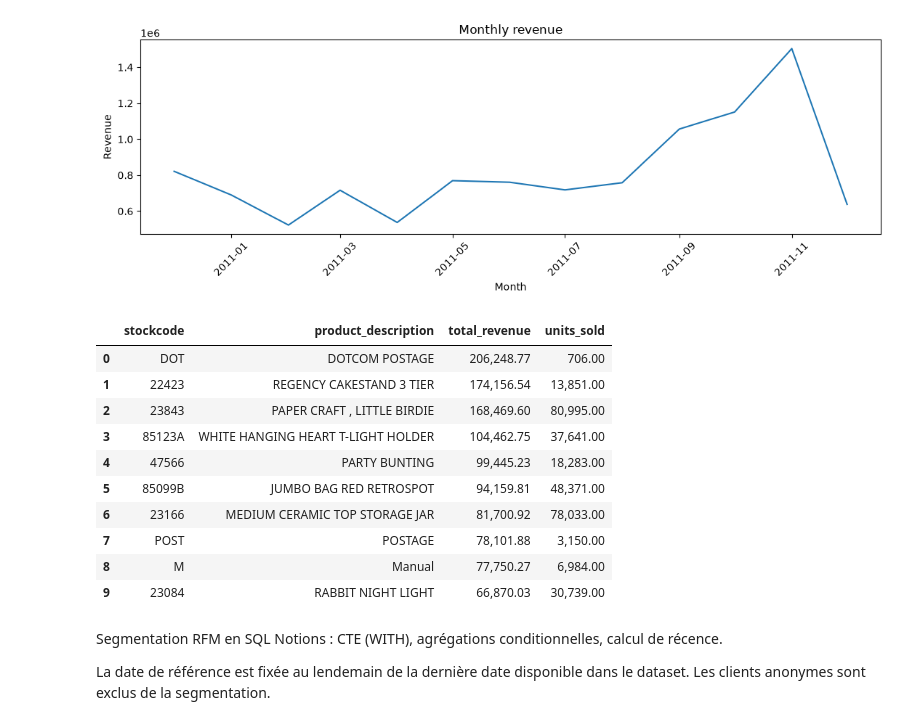
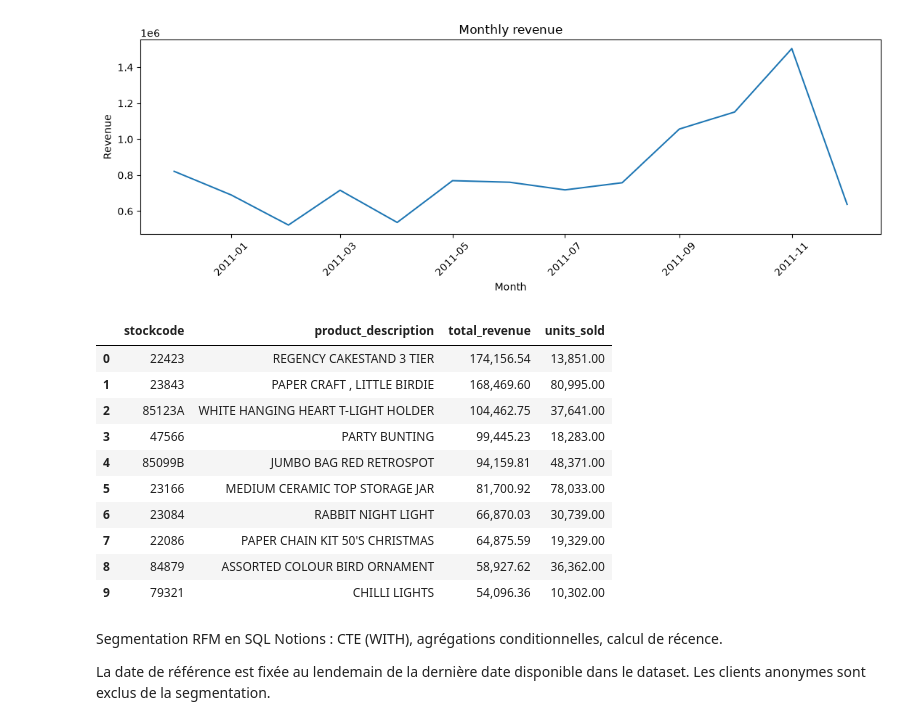
Before and after one commit to yara951/customer-analytics-dashboard, a Jupyter notebook: notebooks/04_sql_advanced.ipynb, the cells around one changed output. Drawn from its saved outputs; the diff is of its cells as text; code cells hidden in the pictures.

```diff
--- a/notebooks/04_sql_advanced.ipynb
+++ b/notebooks/04_sql_advanced.ipynb
@@ -267,31 +267,32 @@ plt.show()
 # %%
 query_top_products = """
 SELECT
     stockcode,
     MAX(description) AS product_description,
     ROUND(SUM(revenue)::numeric, 2) AS total_revenue,
     SUM(quantity) AS units_sold
 FROM retail_sales
+WHERE TRIM(stockcode) ~ '^[0-9]{5}[A-Za-z]?$'
 GROUP BY stockcode
 ORDER BY total_revenue DESC
 LIMIT 10;
 """
 
 with engine.connect() as connection:
     top_products_df = pd.read_sql_query(text(query_top_products), connection)
 display(top_products_df)
 # %% [output]
 |  | stockcode | product_description | total_revenue | units_sold |
-| 0 | DOT | DOTCOM POSTAGE | 206,248.77 | 706.00 |
-| 1 | 22423 | REGENCY CAKESTAND 3 TIER | 174,156.54 | 13,851.00 |
-| 2 | 23843 | PAPER CRAFT , LITTLE BIRDIE | 168,469.60 | 80,995.00 |
-| 3 | 85123A | WHITE HANGING HEART T-LIGHT HOLDER | 104,462.75 | 37,641.00 |
-| 4 | 47566 | PARTY BUNTING | 99,445.23 | 18,283.00 |
-| 5 | 85099B | JUMBO BAG RED RETROSPOT | 94,159.81 | 48,371.00 |
-| 6 | 23166 | MEDIUM CERAMIC TOP STORAGE JAR | 81,700.92 | 78,033.00 |
-| 7 | POST | POSTAGE | 78,101.88 | 3,150.00 |
-| 8 | M | Manual | 77,750.27 | 6,984.00 |
-| 9 | 23084 | RABBIT NIGHT LIGHT | 66,870.03 | 30,739.00 |
+| 0 | 22423 | REGENCY CAKESTAND 3 TIER | 174,156.54 | 13,851.00 |
+| 1 | 23843 | PAPER CRAFT , LITTLE BIRDIE | 168,469.60 | 80,995.00 |
+| 2 | 85123A | WHITE HANGING HEART T-LIGHT HOLDER | 104,462.75 | 37,641.00 |
+| 3 | 47566 | PARTY BUNTING | 99,445.23 | 18,283.00 |
+| 4 | 85099B | JUMBO BAG RED RETROSPOT | 94,159.81 | 48,371.00 |
+| 5 | 23166 | MEDIUM CERAMIC TOP STORAGE JAR | 81,700.92 | 78,033.00 |
+| 6 | 23084 | RABBIT NIGHT LIGHT | 66,870.03 | 30,739.00 |
+| 7 | 22086 | PAPER CHAIN KIT 50'S CHRISTMAS | 64,875.59 | 19,329.00 |
+| 8 | 84879 | ASSORTED COLOUR BIRD ORNAMENT | 58,927.62 | 36,362.00 |
+| 9 | 79321 | CHILLI LIGHTS | 54,096.36 | 10,302.00 |
 # %% [markdown]
 Segmentation RFM en SQL
 Notions : CTE (WITH), agrégations conditionnelles, calcul de récence.
```
Also changed, not shown: parts of 3 cells of this notebook.
